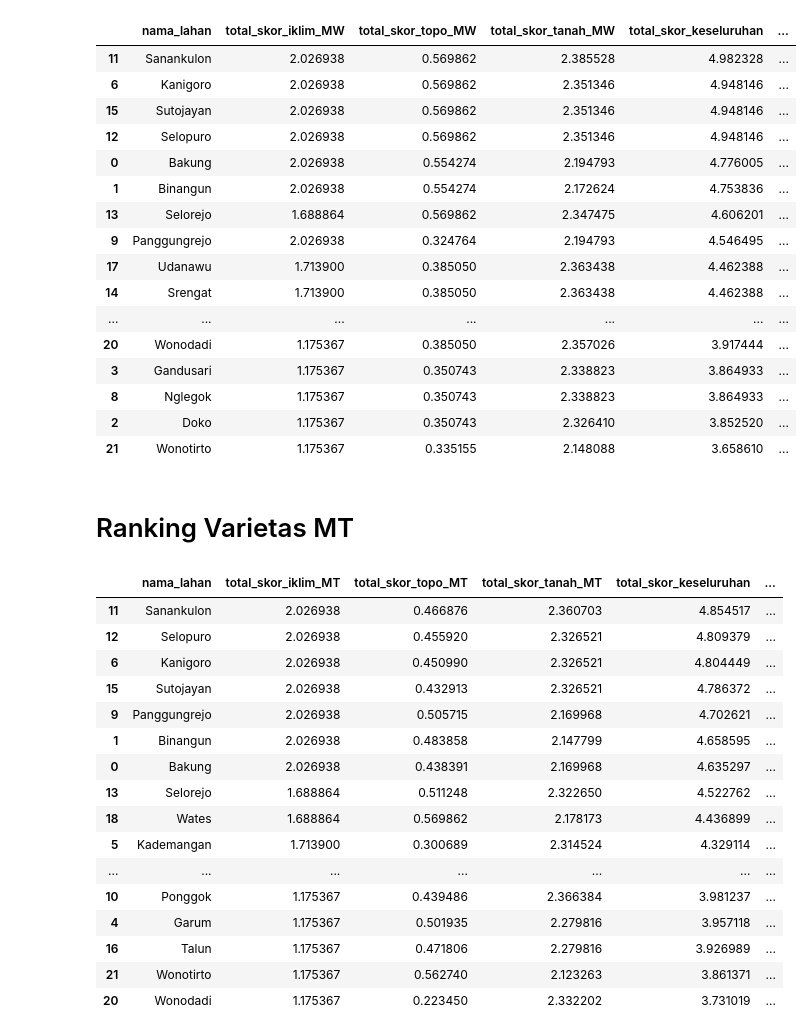
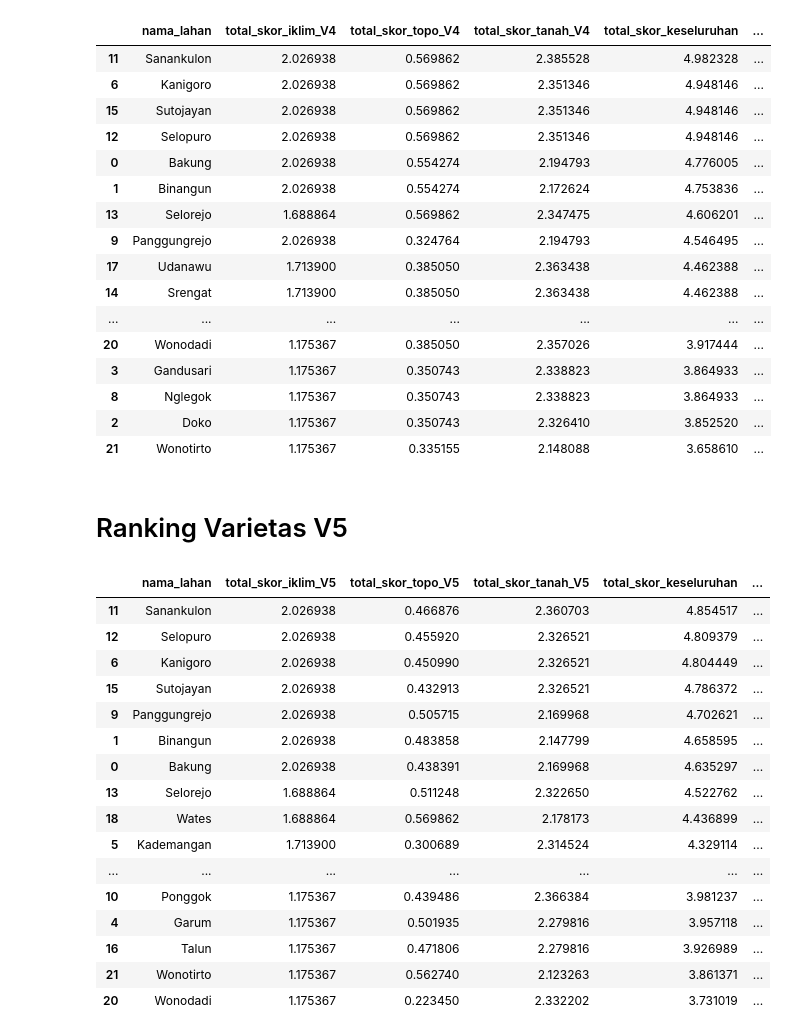
Before and after one commit to rizkyyurdan26/ahp_pm, a Jupyter notebook: ranking.ipynb, the cells around one changed output. Cells and saved outputs as stored; diff of their text form; code cells hidden in the pictures.

```diff
--- a/ranking.ipynb
+++ b/ranking.ipynb
@@ -208,45 +211,46 @@ df_combined_sorted
 # %%
 # Mengimpor variabel dari masing-masing notebook
-total_skor_tanah_MW = load_variable_from_notebook('pm_tanah.ipynb', 'total_skor_tanah_MW')
-total_skor_topo_MW = load_variable_from_notebook('pm_topografi.ipynb', 'total_skor_topo_MW')
-skor_total_iklim_MW = load_variable_from_notebook('pm_iklim.ipynb', 'skor_total_iklim_MW')  # Ganti nama variabel yang dimuat
+total_skor_tanah_V4 = load_variable_from_notebook('pm_tanah.ipynb', 'total_skor_tanah_V4')
+total_skor_topo_V4 = load_variable_from_notebook('pm_topografi.ipynb', 'total_skor_topo_V4')
+skor_total_iklim_V4 = load_variable_from_notebook('pm_iklim.ipynb', 'skor_total_iklim_V4')  # Ganti nama variabel yang dimuat
 
 # Membuat DataFrame dari setiap variabel yang telah diimpor
 import pandas as pd
 
 # Menggabungkan DataFrame berdasarkan 'nama_lahan'
-df_tanah = total_skor_tanah_MW[['nama_lahan', 'total_skor_tanah_MW']]
-df_topo = total_skor_topo_MW[['nama_lahan', 'total_skor_topo_MW']]
-df_iklim = skor_total_iklim_MW[['nama_lahan', 'total_skor_iklim_MW']]  # Pastikan nama variabel sesuai
+df_tanah = total_skor_tanah_V4[['nama_lahan', 'total_skor_tanah_V4']]
+df_topo = total_skor_topo_V4[['nama_lahan', 'total_skor_topo_V4']]
+df_iklim = skor_total_iklim_V4[['nama_lahan', 'total_skor_iklim_V4']]  # Pastikan nama variabel sesuai
 
 df_combined = pd.merge(df_iklim, df_topo, on='nama_lahan')
 df_combined = pd.merge(df_combined, df_tanah, on='nama_lahan')
 
 # Menambahkan kolom baru untuk total skor keseluruhan
 df_combined['total_skor_keseluruhan'] = (
-    df_combined['total_skor_iklim_MW'] +
-    df_combined['total_skor_topo_MW'] +
-    df_combined['total_skor_tanah_MW']
+    df_combined['total_skor_iklim_V4'] +
+    df_combined['total_skor_topo_V4'] +
+    df_combined['total_skor_tanah_V4']
 )
 
 # Mengurutkan DataFrame berdasarkan 'total_skor_keseluruhan' secara descending
 df_combined_sorted = df_combined.sort_values(by='total_skor_keseluruhan', ascending=False)
 
 # Menambahkan kolom ranking
 df_combined_sorted['ranking'] = range(1, len(df_combined_sorted) + 1)
 
 # Menyusun ulang kolom sehingga 'ranking' berada setelah 'total_skor_keseluruhan'
 cols = df_combined_sorted.columns.tolist()
 col_pos = cols.index('total_skor_keseluruhan') + 1  # Dapatkan posisi setelah 'total_skor_keseluruhan'
 cols.insert(col_pos, cols.pop(cols.index('ranking')))  # Pindahkan 'ranking' ke posisi yang diinginkan
 
 # Menerapkan urutan kolom baru
 df_combined_sorted = df_combined_sorted[cols]
 
 # Menampilkan DataFrame yang telah disusun
 df_combined_sorted
+# df_combined_sorted.to_excel('rangking_V4.xlsx')
 # %% [output]
-|  | nama_lahan | total_skor_iklim_MW | total_skor_topo_MW | total_skor_tanah_MW | total_skor_keseluruhan | ... |
+|  | nama_lahan | total_skor_iklim_V4 | total_skor_topo_V4 | total_skor_tanah_V4 | total_skor_keseluruhan | ... |
 | 11 | Sanankulon | 2.026938 | 0.569862 | 2.385528 | 4.982328 | ... |
 | 6 | Kanigoro | 2.026938 | 0.569862 | 2.351346 | 4.948146 | ... |
 | 15 | Sutojayan | 2.026938 | 0.569862 | 2.351346 | 4.948146 | ... |
@@ -264,29 +268,29 @@ df_combined_sorted
 | 2 | Doko | 1.175367 | 0.350743 | 2.326410 | 3.852520 | ... |
 | 21 | Wonotirto | 1.175367 | 0.335155 | 2.148088 | 3.658610 | ... |
 # %% [markdown]
-# Ranking Varietas MT
+# Ranking Varietas V5
 # %%
 # Mengimpor variabel dari masing-masing notebook
-total_skor_tanah_MT = load_variable_from_notebook('pm_tanah.ipynb', 'total_skor_tanah_MT')
-total_skor_topo_MT = load_variable_from_notebook('pm_topografi.ipynb', 'total_skor_topo_MT')
-skor_total_iklim_MT = load_variable_from_notebook('pm_iklim.ipynb', 'skor_total_iklim_MT')  # Ganti nama variabel yang dimuat
+total_skor_tanah_V5 = load_variable_from_notebook('pm_tanah.ipynb', 'total_skor_tanah_V5')
+total_skor_topo_V5 = load_variable_from_notebook('pm_topografi.ipynb', 'total_skor_topo_V5')
+skor_total_iklim_V5 = load_variable_from_notebook('pm_iklim.ipynb', 'skor_total_iklim_V5')  # Ganti nama variabel yang dimuat
 
 # Membuat DataFrame dari setiap variabel yang telah diimpor
 import pandas as pd
 
 # Menggabungkan DataFrame berdasarkan 'nama_lahan'
-df_tanah = total_skor_tanah_MT[['nama_lahan', 'total_skor_tanah_MT']]
-df_topo = total_skor_topo_MT[['nama_lahan', 'total_skor_topo_MT']]
-df_iklim = skor_total_iklim_MT[['nama_lahan', 'total_skor_iklim_MT']]  # Pastikan nama variabel sesuai
+df_tanah = total_skor_tanah_V5[['nama_lahan', 'total_skor_tanah_V5']]
+df_topo = total_skor_topo_V5[['nama_lahan', 'total_skor_topo_V5']]
+df_iklim = skor_total_iklim_V5[['nama_lahan', 'total_skor_iklim_V5']]  # Pastikan nama variabel sesuai
 
 df_combined = pd.merge(df_iklim, df_topo, on='nama_lahan')
 df_combined = pd.merge(df_combined, df_tanah, on='nama_lahan')
 
 # Menambahkan kolom baru untuk total skor keseluruhan
 df_combined['total_skor_keseluruhan'] = (
-    df_combined['total_skor_iklim_MT'] +
-    df_combined['total_skor_topo_MT'] +
-    df_combined['total_skor_tanah_MT']
+    df_combined['total_skor_iklim_V5'] +
+    df_combined['total_skor_topo_V5'] +
+    df_combined['total_skor_tanah_V5']
 )
 
 # Mengurutkan DataFrame berdasarkan 'total_skor_keseluruhan' secara descending
@@ -305,8 +309,9 @@ df_combined_sorted = df_combined_sorted[cols]
 
 # Menampilkan DataFrame yang telah disusun
 df_combined_sorted
+# df_combined_sorted.to_excel('ranking_V5.xlsx')
 # %% [output]
-|  | nama_lahan | total_skor_iklim_MT | total_skor_topo_MT | total_skor_tanah_MT | total_skor_keseluruhan | ... |
+|  | nama_lahan | total_skor_iklim_V5 | total_skor_topo_V5 | total_skor_tanah_V5 | total_skor_keseluruhan | ... |
 | 11 | Sanankulon | 2.026938 | 0.466876 | 2.360703 | 4.854517 | ... |
 | 12 | Selopuro | 2.026938 | 0.455920 | 2.326521 | 4.809379 | ... |
 | 6 | Kanigoro | 2.026938 | 0.450990 | 2.326521 | 4.804449 | ... |
```
Also changed, not shown: parts of 7 cells of this notebook, 20 other files.
